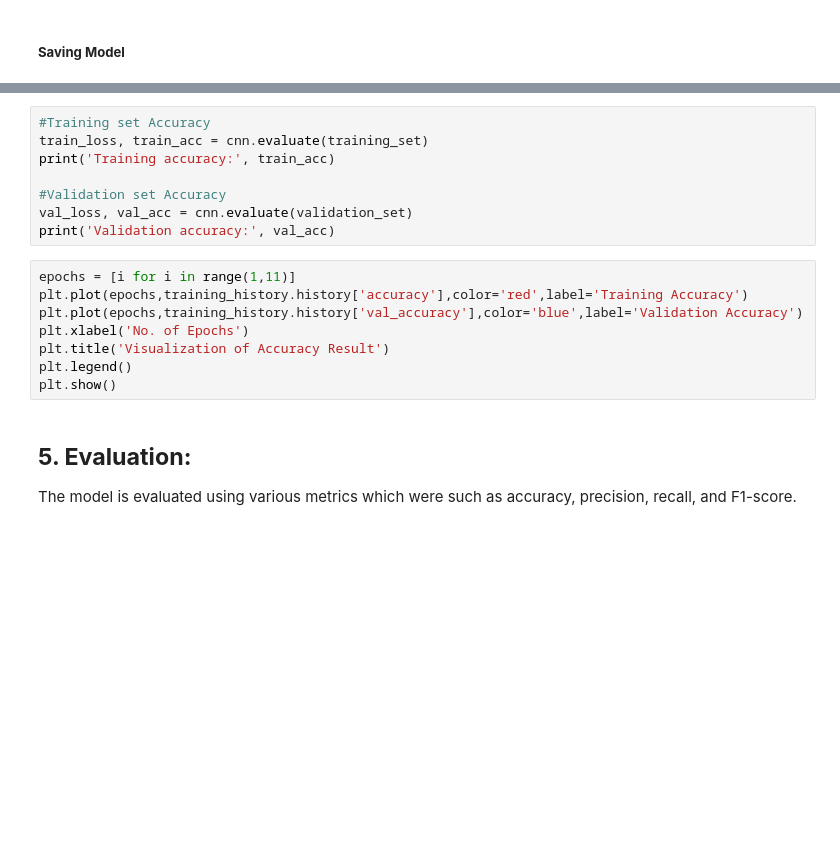
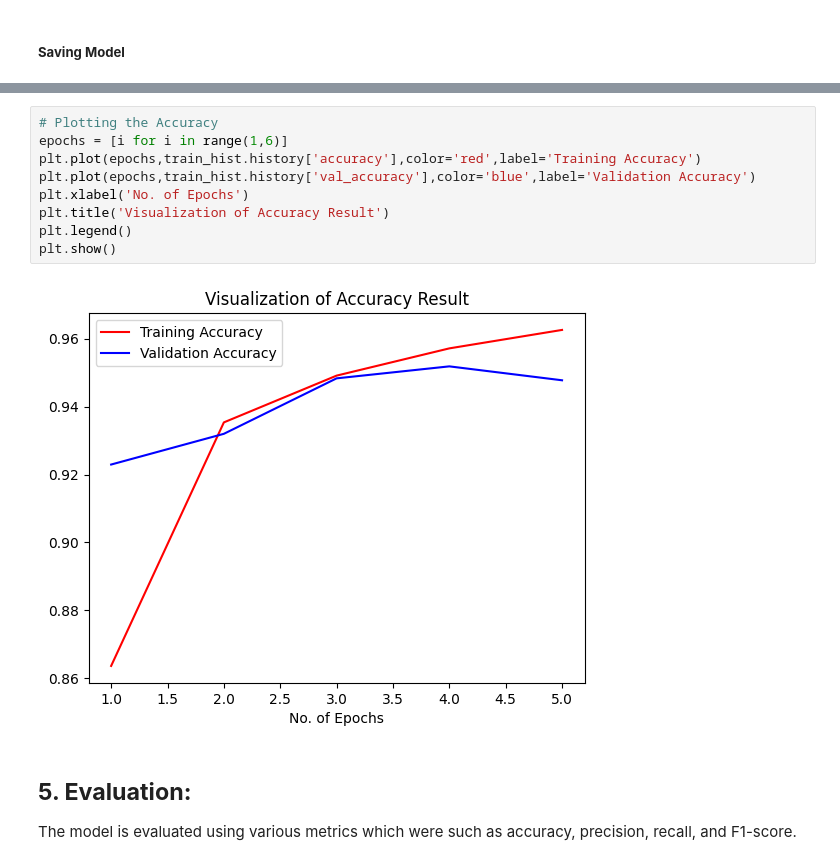
Before and after one commit to HamzaRasheed26/Crop-Disease-Detection-System, a Jupyter notebook: Crop_Disease_Model_Train.ipynb, the cells around one changed output, grey strips where cells are left out. Cells and saved outputs as stored; diff of their text form; blank space fills up the shorter version.

```diff
--- a/Crop_Disease_Model_Train.ipynb
+++ b/Crop_Disease_Model_Train.ipynb
@@ -205,19 +230,14 @@ plt.show()
-# %%
-#Training set Accuracy
-train_loss, train_acc = cnn.evaluate(training_set)
-print('Training accuracy:', train_acc)
-
-#Validation set Accuracy
-val_loss, val_acc = cnn.evaluate(validation_set)
-print('Validation accuracy:', val_acc)
 # %%
-epochs = [i for i in range(1,11)]
-plt.plot(epochs,training_history.history['accuracy'],color='red',label='Training Accuracy')
-plt.plot(epochs,training_history.history['val_accuracy'],color='blue',label='Validation Accuracy')
+# Plotting the Accuracy
+epochs = [i for i in range(1,6)]
+plt.plot(epochs,train_hist.history['accuracy'],color='red',label='Training Accuracy')
+plt.plot(epochs,train_hist.history['val_accuracy'],color='blue',label='Validation Accuracy')
 plt.xlabel('No. of Epochs')
 plt.title('Visualization of Accuracy Result')
 plt.legend()
 plt.show()
+# %% [output]
+[figure, added]
 # %% [markdown]
 ## **5. Evaluation:**
 The model is evaluated using various metrics which were such as accuracy, precision, recall, and
```
Also changed, not shown: parts of 25 cells of this notebook, 3 other files.
